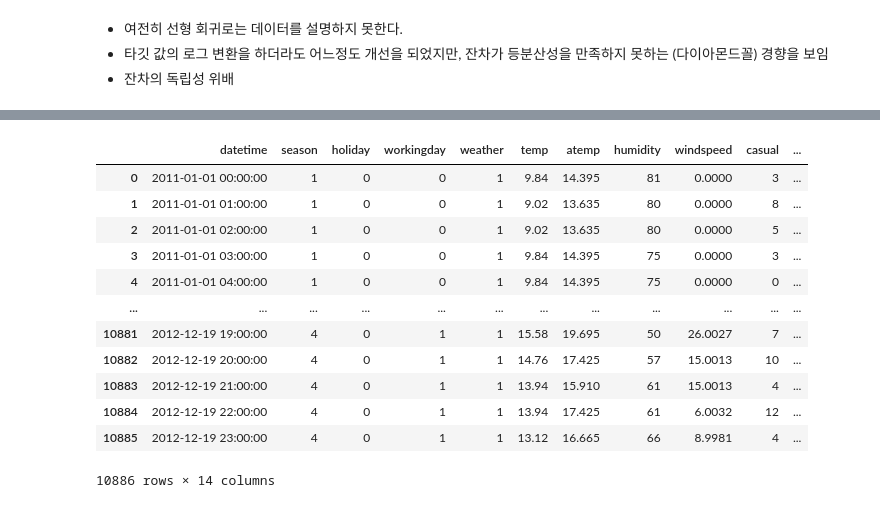
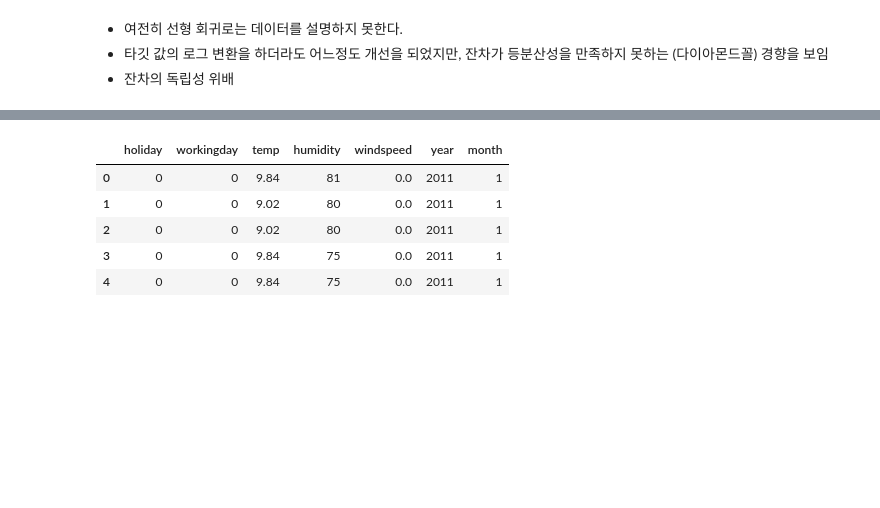
Before and after one commit to milkpotato1000/modulabs_projects, a Jupyter notebook: 250902_team_proj_linearity/residual_analysis.ipynb, the cells around one changed output, grey strips where cells are left out. Cells and saved outputs as stored; diff of their text form; code cells hidden in the pictures; blank space fills up the shorter version.

```diff
--- a/250902_team_proj_linearity/residual_analysis.ipynb
+++ b/250902_team_proj_linearity/residual_analysis.ipynb
@@ -89,9 +89,10 @@ data['season'] = data['season'].astype('category')
 data['weather'] = data['weather'].astype('category')
 
 # 4. datetime column 드롭 X로 저장
-X = data.drop(columns='datetime')
+data = data.drop(columns='datetime')
 
 # 5. y target
+X = data.copy()
 y = bike['count']
 # %%
 X.info()
@@ -127,6 +128,9 @@ Non-Null Count  Dtype
 10886 non-null  int64
 dtypes: int64(1)
 memory usage: 85.2 KB
+# %%
+# 'atemp' 컬럼 드랍 ('temp' 존재)
+X.drop(columns=['atemp'], inplace=True)
 # %%
 # Categorical variables one-hot encoding
 X = pd.get_dummies(X, drop_first=True)
@@ -307,16 +357,12 @@ R²: 0.18982558718292364
 # %%
-data
+objective_variables = X.iloc[:, :9]
+objective_variables.drop(columns=['casual', 'registered'], inplace=True)
+
+objective_variables.head()
 # %% [output]
-|  | datetime | season | holiday | workingday | weather | temp | atemp | humidity | windspeed | casual | ... |
-| 0 | 2011-01-01 00:00:00 | 1 | 0 | 0 | 1 | 9.84 | 14.395 | 81 | 0.0000 | 3 | ... |
-| 1 | 2011-01-01 01:00:00 | 1 | 0 | 0 | 1 | 9.02 | 13.635 | 80 | 0.0000 | 8 | ... |
-| 2 | 2011-01-01 02:00:00 | 1 | 0 | 0 | 1 | 9.02 | 13.635 | 80 | 0.0000 | 5 | ... |
-| 3 | 2011-01-01 03:00:00 | 1 | 0 | 0 | 1 | 9.84 | 14.395 | 75 | 0.0000 | 3 | ... |
-| 4 | 2011-01-01 04:00:00 | 1 | 0 | 0 | 1 | 9.84 | 14.395 | 75 | 0.0000 | 0 | ... |
-| ... | ... | ... | ... | ... | ... | ... | ... | ... | ... | ... | ... |
-| 10881 | 2012-12-19 19:00:00 | 4 | 0 | 1 | 1 | 15.58 | 19.695 | 50 | 26.0027 | 7 | ... |
-| 10882 | 2012-12-19 20:00:00 | 4 | 0 | 1 | 1 | 14.76 | 17.425 | 57 | 15.0013 | 10 | ... |
-| 10883 | 2012-12-19 21:00:00 | 4 | 0 | 1 | 1 | 13.94 | 15.910 | 61 | 15.0013 | 4 | ... |
-| 10884 | 2012-12-19 22:00:00 | 4 | 0 | 1 | 1 | 13.94 | 17.425 | 61 | 6.0032 | 12 | ... |
-| 10885 | 2012-12-19 23:00:00 | 4 | 0 | 1 | 1 | 13.12 | 16.665 | 66 | 8.9981 | 4 | ... |
+|  | holiday | workingday | temp | humidity | windspeed | year | month |
+| 0 | 0 | 0 | 9.84 | 81 | 0.0 | 2011 | 1 |
+| 1 | 0 | 0 | 9.02 | 80 | 0.0 | 2011 | 1 |
+| 2 | 0 | 0 | 9.02 | 80 | 0.0 | 2011 | 1 |
+| 3 | 0 | 0 | 9.84 | 75 | 0.0 | 2011 | 1 |
+| 4 | 0 | 0 | 9.84 | 75 | 0.0 | 2011 | 1 |
-10886 rows × 14 columns
```
Also changed, not shown: parts of 17 cells of this notebook.
